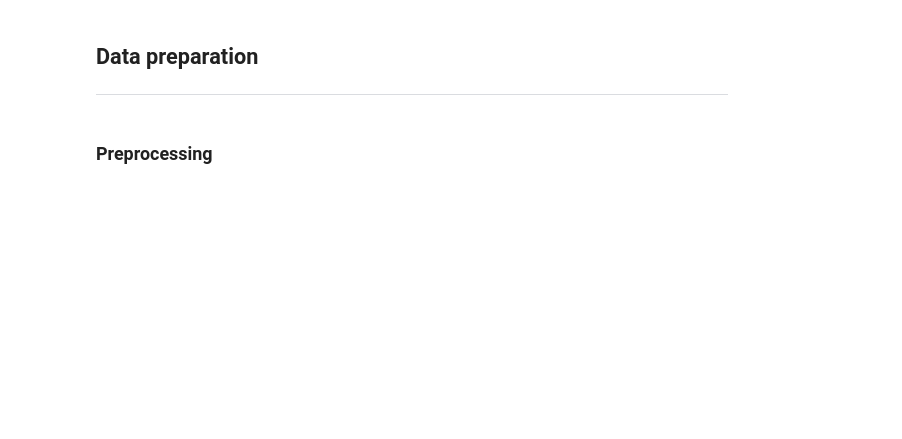
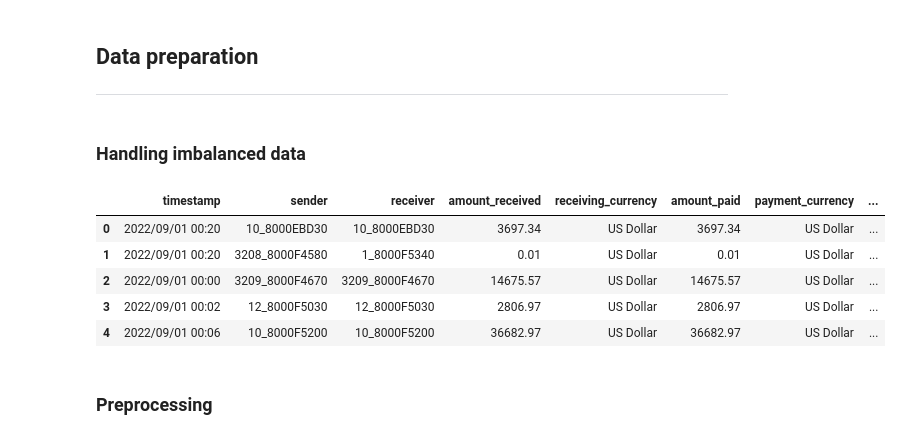
Before and after one commit to fernandocfbf/anti-money-laundering-analysis, a Jupyter notebook: machine_learning_model.ipynb, the cells around one changed output. Cells and saved outputs as stored; diff of their text form; code cells hidden in the pictures; blank space fills up the shorter version.

```diff
--- a/machine_learning_model.ipynb
+++ b/machine_learning_model.ipynb
@@ -38,6 +62,17 @@ df = get_full_transactions_dataset()
 # %% [markdown]
 ## Data preparation
 ---
+# %% [markdown]
+### Handling imbalanced data
+# %%
+df.head()
+# %% [output]
+|  | timestamp | sender | receiver | amount_received | receiving_currency | amount_paid | payment_currency | ... |
+| 0 | 2022/09/01 00:20 | 10_8000EBD30 | 10_8000EBD30 | 3697.34 | US Dollar | 3697.34 | US Dollar | ... |
+| 1 | 2022/09/01 00:20 | 3208_8000F4580 | 1_8000F5340 | 0.01 | US Dollar | 0.01 | US Dollar | ... |
+| 2 | 2022/09/01 00:00 | 3209_8000F4670 | 3209_8000F4670 | 14675.57 | US Dollar | 14675.57 | US Dollar | ... |
+| 3 | 2022/09/01 00:02 | 12_8000F5030 | 12_8000F5030 | 2806.97 | US Dollar | 2806.97 | US Dollar | ... |
+| 4 | 2022/09/01 00:06 | 10_8000F5200 | 10_8000F5200 | 36682.97 | US Dollar | 36682.97 | US Dollar | ... |
 # %% [markdown]
 ### Preprocessing
 # %%
```
Also changed, not shown: parts of 15 cells of this notebook, 2 other files.
